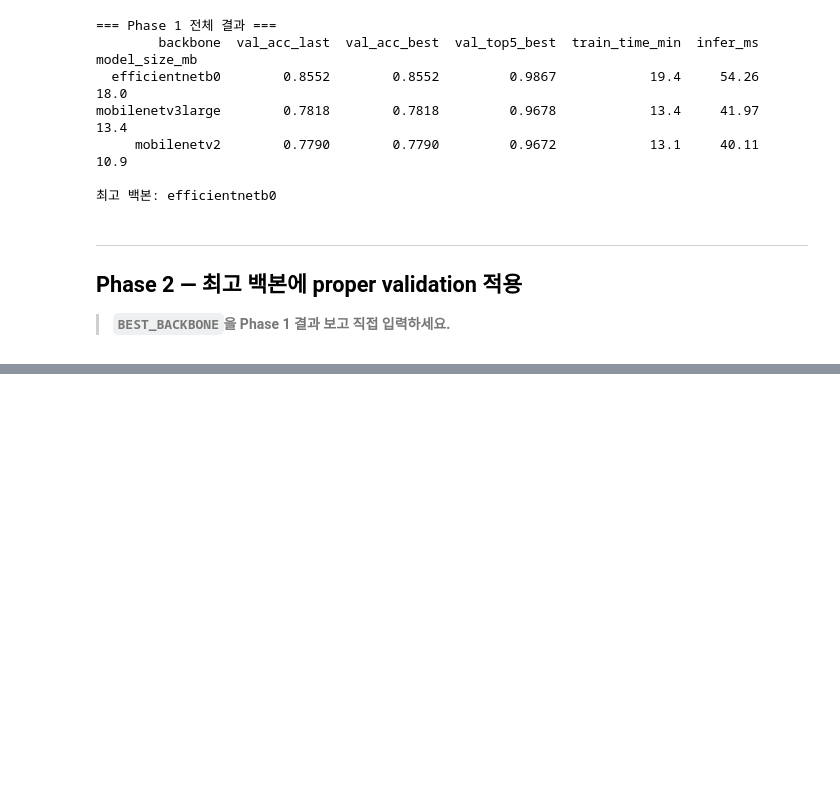
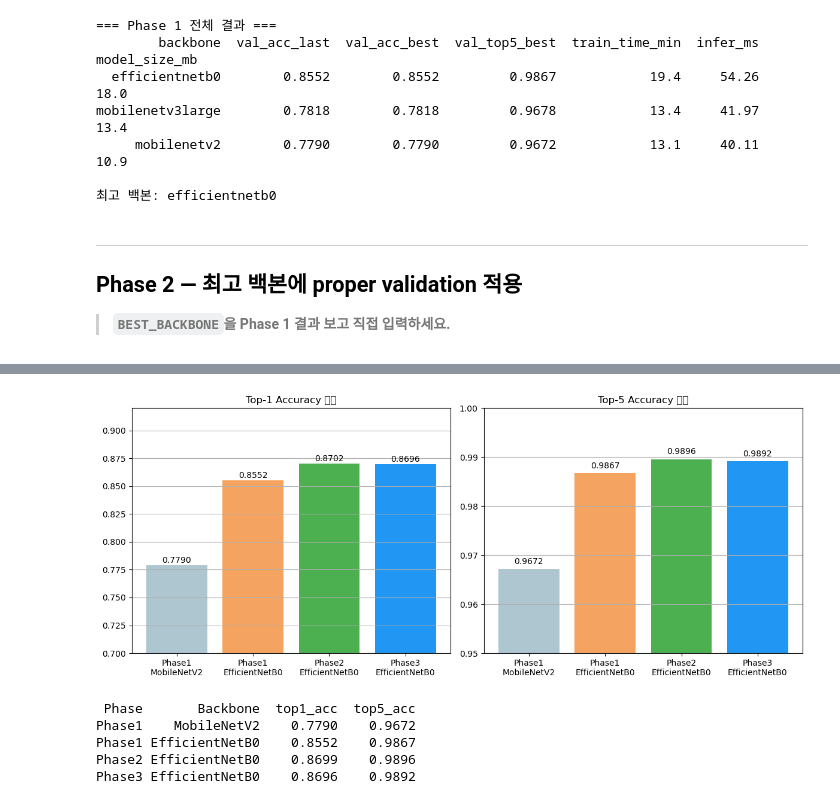
Before and after one commit to Dog-AI-Agent/dog-ai-agent_mvp, a Jupyter notebook: ai-service/breed/model_comparison.ipynb, the cells around one changed output, grey strips where cells are left out. Cells and saved outputs as stored; diff of their text form; code cells hidden in the pictures; blank space fills up the shorter version.

```diff
--- a/ai-service/breed/model_comparison.ipynb
+++ b/ai-service/breed/model_comparison.ipynb
@@ -557,0 +666,60 @@ print(f'저장 완료: {SAVE_DIR}')
+# %%
+import pandas as pd
+import matplotlib.pyplot as plt
+
+data = {
+    'Phase': ['Phase1\nMobileNetV2', 'Phase1\nEfficientNetB0',
+'Phase2\nEfficientNetB0', 'Phase3\nEfficientNetB0'],
+    'test_acc': [0.7790, 0.8552, 0.8702, 0.8696],
+    'test_top5': [0.9672, 0.9867, 0.9896, 0.9892],
+}
+df = pd.DataFrame(data)
+
+fig, axes = plt.subplots(1, 2, figsize=(12, 5))
+axes[0].bar(df['Phase'], df['test_acc'], color=['#aec6cf', '#f4a460',
+'#4caf50', '#2196f3'])
+axes[0].set_title('Top-1 Accuracy 비교')
+axes[0].set_ylim(0.7, 0.92)
+axes[0].grid(axis='y')
+for i, v in enumerate(df['test_acc']):
+    axes[0].text(i, v + 0.002, f'{v:.4f}', ha='center', fontsize=10)
+
+axes[1].bar(df['Phase'], df['test_top5'], color=['#aec6cf', '#f4a460',
+'#4caf50', '#2196f3'])
+axes[1].set_title('Top-5 Accuracy 비교')
+axes[1].set_ylim(0.95, 1.0)
+axes[1].grid(axis='y')
+for i, v in enumerate(df['test_top5']):
+    axes[1].text(i, v + 0.001, f'{v:.4f}', ha='center', fontsize=10)
+
+plt.tight_layout()
+plt.savefig(f'{SAVE_DIR}/overall_comparison.png', dpi=150)
+plt.show()
+# %% [output]
+[figure, added]
+# %%
+p1_mv2  = pd.read_csv(f'{SAVE_DIR}/phase1_mobilenetv2.csv')
+p1_eff  = pd.read_csv(f'{SAVE_DIR}/phase1_efficientnetb0.csv')
+p2      = pd.read_csv(f'{SAVE_DIR}/phase2_efficientnetb0.csv')
+p3      = pd.read_csv(f'{SAVE_DIR}/phase3_efficientnetb0.csv')
+
+summary = pd.DataFrame([
+    {'Phase': 'Phase1', 'Backbone': 'MobileNetV2',    'top1_acc':
+p1_mv2['val_acc_best'].values[0],  'top5_acc':
+p1_mv2['val_top5_best'].values[0]},
+    {'Phase': 'Phase1', 'Backbone': 'EfficientNetB0', 'top1_acc':
+p1_eff['val_acc_best'].values[0],  'top5_acc':
+p1_eff['val_top5_best'].values[0]},
+    {'Phase': 'Phase2', 'Backbone': 'EfficientNetB0', 'top1_acc':
+p2['test_acc'].values[0],           'top5_acc': p2['test_top5'].values[0]},
+    {'Phase': 'Phase3', 'Backbone': 'EfficientNetB0', 'top1_acc':
+p3['test_acc'].values[0],           'top5_acc': p3['test_top5'].values[0]},
+])
+
+print(summary.to_string(index=False))
+# %% [output]
+ Phase       Backbone  top1_acc  top5_acc
+Phase1    MobileNetV2    0.7790    0.9672
+Phase1 EfficientNetB0    0.8552    0.9867
+Phase2 EfficientNetB0    0.8699    0.9896
+Phase3 EfficientNetB0    0.8696    0.9892
```
Also changed, not shown: parts of 7 cells of this notebook.
